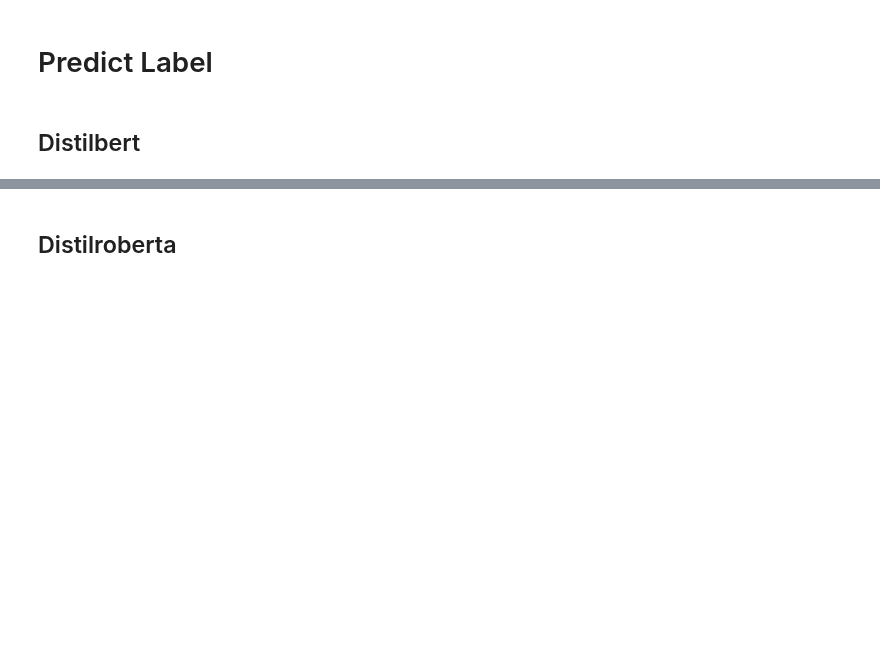
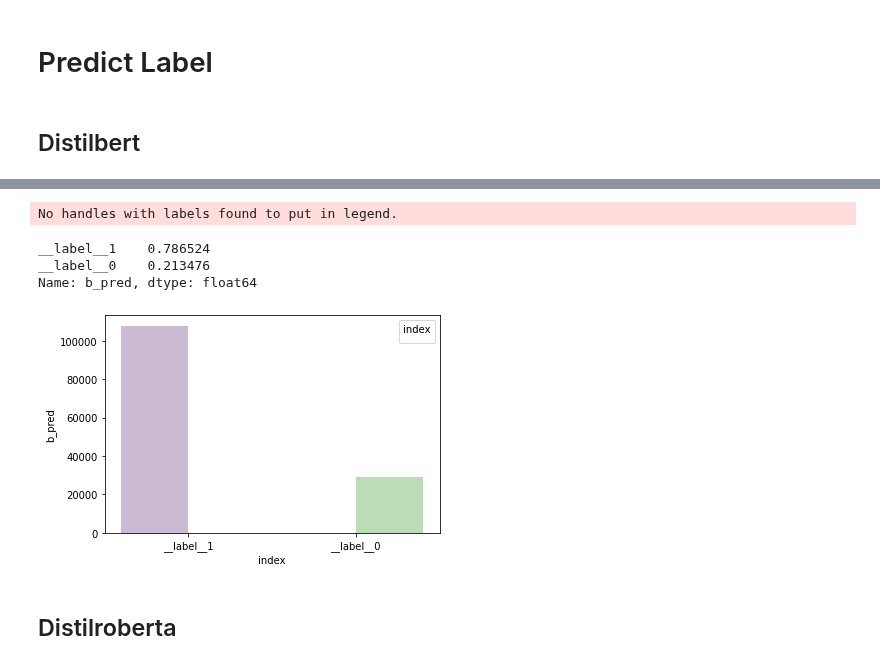
Before and after one commit to TeamProjectUniMannheimOscar/detecting_harmful_content, a Jupyter notebook: notebooks/English/Bert_based_approach/Oscar_Prediction/hate_speech_flair_twitter_cyberbullying_distilbert_oscar.ipynb, the cells around one changed output, grey strips where cells are left out. Cells and saved outputs as stored; diff of their text form; code cells hidden in the pictures; blank space fills up the shorter version.

Commit message:
Distilbert prediction in Oscar

```diff
--- a/notebooks/English/Bert_based_approach/Oscar_Prediction/hate_speech_flair_twitter_cyberbullying_distilbert_oscar.ipynb
+++ b/notebooks/English/Bert_based_approach/Oscar_Prediction/hate_speech_flair_twitter_cyberbullying_distilbert_oscar.ipynb
@@ -81,0 +73,7 @@ df_en
+# %%
+df_en = pd.read_json(path_oscar_en_1, lines=True)
+df_en = pd.concat([df_en, df_en["warc_headers"].apply(pd.Series)], axis=1)
+df_en = pd.concat([df_en, df_en["metadata"].apply(pd.Series)], axis=1)
+df_en.drop(columns="warc_headers")
+df_en.drop(columns="metadata")
+df_en
@@ -81,0 +99,3 @@ df_en
+# %%
+df_content = df_en[['content']]
+df_content
@@ -84,5 +123,5 @@ df_en
 # %% [markdown]
 ## Distilbert
 # %%
-new_clf = TextClassifier.load(path_model_distilbert+'/final-model.pt')
+model_distilbert = TextClassifier.load(path_model_distilbert)
 # %% [output]
@@ -110,0 +129,15 @@ pred1.labels[0].to_dict()['confidence']
+# %%
+ls_pred = []
+ls_conf = []
+start_time = time.time()
+
+for i, c in enumerate(df_content['content']):
+    pred = Sentence(c)
+    model_distilbert.predict(pred)
+    ls_pred.append(pred.labels[0].to_dict()['value'])
+    ls_conf.append(pred.labels[0].to_dict()['confidence'])
+
+print("--- Execution time: %s seconds ---\n" %round(time.time() - start_time, 2))
+
+df_content['b_pred'] = ls_pred
+df_content['b_confidence'] = ls_conf
@@ -111,3 +176,14 @@ pred1.labels[0].to_dict()['confidence']
+# %%
+sns.barplot( x='index',y='b_pred', hue='index',
+            data=pd.DataFrame(df_content['b_pred'].value_counts()).reset_index(),
+            palette="PRGn")
+print(df_content.b_pred.value_counts()/len(df_content))
+# %% [output]
+No handles with labels found to put in legend.
+__label__1    0.786524
+__label__0    0.213476
+Name: b_pred, dtype: float64
+[figure, added]
 # %% [markdown]
 ## Distilroberta
 # %%
```
Also changed, not shown: parts of 24 cells of this notebook, 1 other file.
